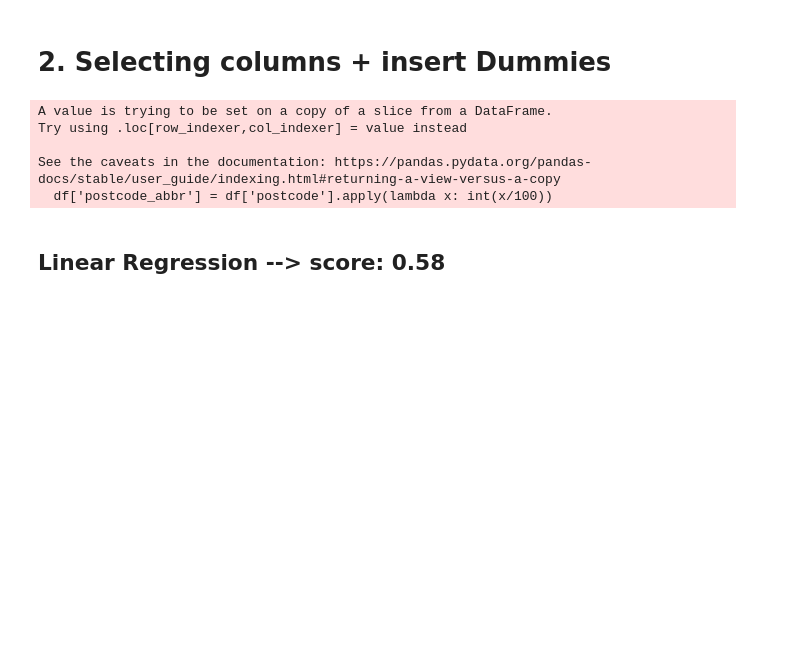
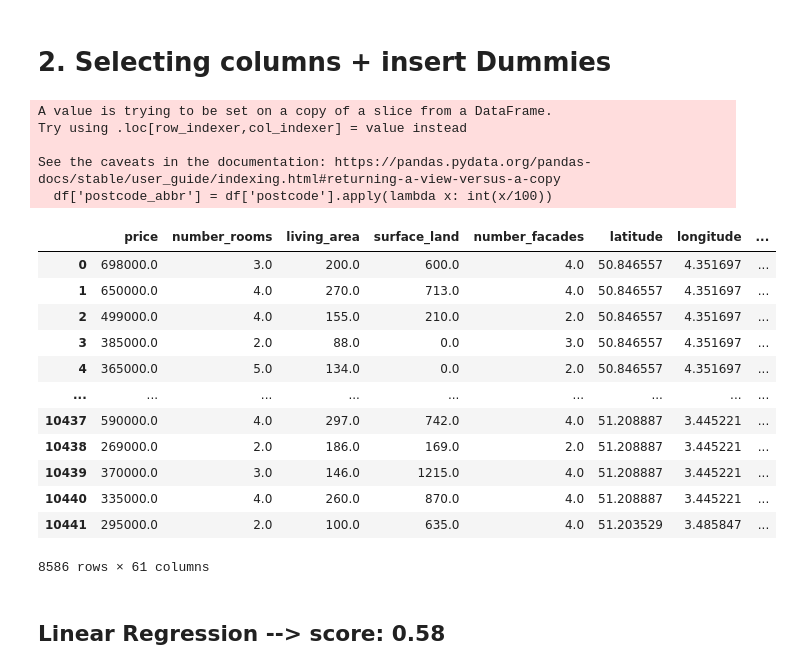
Before and after one commit to nikolaaswillaert/ImmoElizaDataAnalysis, a Jupyter notebook: model_exploration.ipynb, the cells around one changed output. Drawn from its saved outputs; the diff is of its cells as text; code cells hidden in the pictures; blank space fills up the shorter version.

```diff
--- a/model_exploration.ipynb
+++ b/model_exploration.ipynb
@@ -188,13 +188,29 @@ See the caveats in the documentation: https://pandas.pydata.org/pandas-docs/stab
 # %%
 # including Locality to see if any difference ==> LOCALITY HAS NEGATIVE INFLUENCE7
 # Included poistcode - negative influence on the models overall
 cat_cols = ['property_type','property_subtype','kitchen','building_state','region','province']
 numerical_cols = ['price','number_rooms', 'living_area', 'surface_land', 'number_facades','latitude','longitude']
 
 dummies = pd.get_dummies(df[cat_cols], columns=cat_cols)
 
 new_df = pd.concat([df[numerical_cols], dummies], axis=1)
 new_df.reset_index().drop(columns=['index'], inplace=True)
+
+new_df
+# %% [output]
+|  | price | number_rooms | living_area | surface_land | number_facades | latitude | longitude | ... |
+| 0 | 698000.0 | 3.0 | 200.0 | 600.0 | 4.0 | 50.846557 | 4.351697 | ... |
+| 1 | 650000.0 | 4.0 | 270.0 | 713.0 | 4.0 | 50.846557 | 4.351697 | ... |
+| 2 | 499000.0 | 4.0 | 155.0 | 210.0 | 2.0 | 50.846557 | 4.351697 | ... |
+| 3 | 385000.0 | 2.0 | 88.0 | 0.0 | 3.0 | 50.846557 | 4.351697 | ... |
+| 4 | 365000.0 | 5.0 | 134.0 | 0.0 | 2.0 | 50.846557 | 4.351697 | ... |
+| ... | ... | ... | ... | ... | ... | ... | ... | ... |
+| 10437 | 590000.0 | 4.0 | 297.0 | 742.0 | 4.0 | 51.208887 | 3.445221 | ... |
+| 10438 | 269000.0 | 2.0 | 186.0 | 169.0 | 2.0 | 51.208887 | 3.445221 | ... |
+| 10439 | 370000.0 | 3.0 | 146.0 | 1215.0 | 4.0 | 51.208887 | 3.445221 | ... |
+| 10440 | 335000.0 | 4.0 | 260.0 | 870.0 | 4.0 | 51.208887 | 3.445221 | ... |
+| 10441 | 295000.0 | 2.0 | 100.0 | 635.0 | 4.0 | 51.203529 | 3.485847 | ... |
+8586 rows × 61 columns
 # %% [markdown]
 ## Linear Regression --> score: 0.58
 # %%
```
Also changed, not shown: parts of 3 cells of this notebook, 4 other files.
